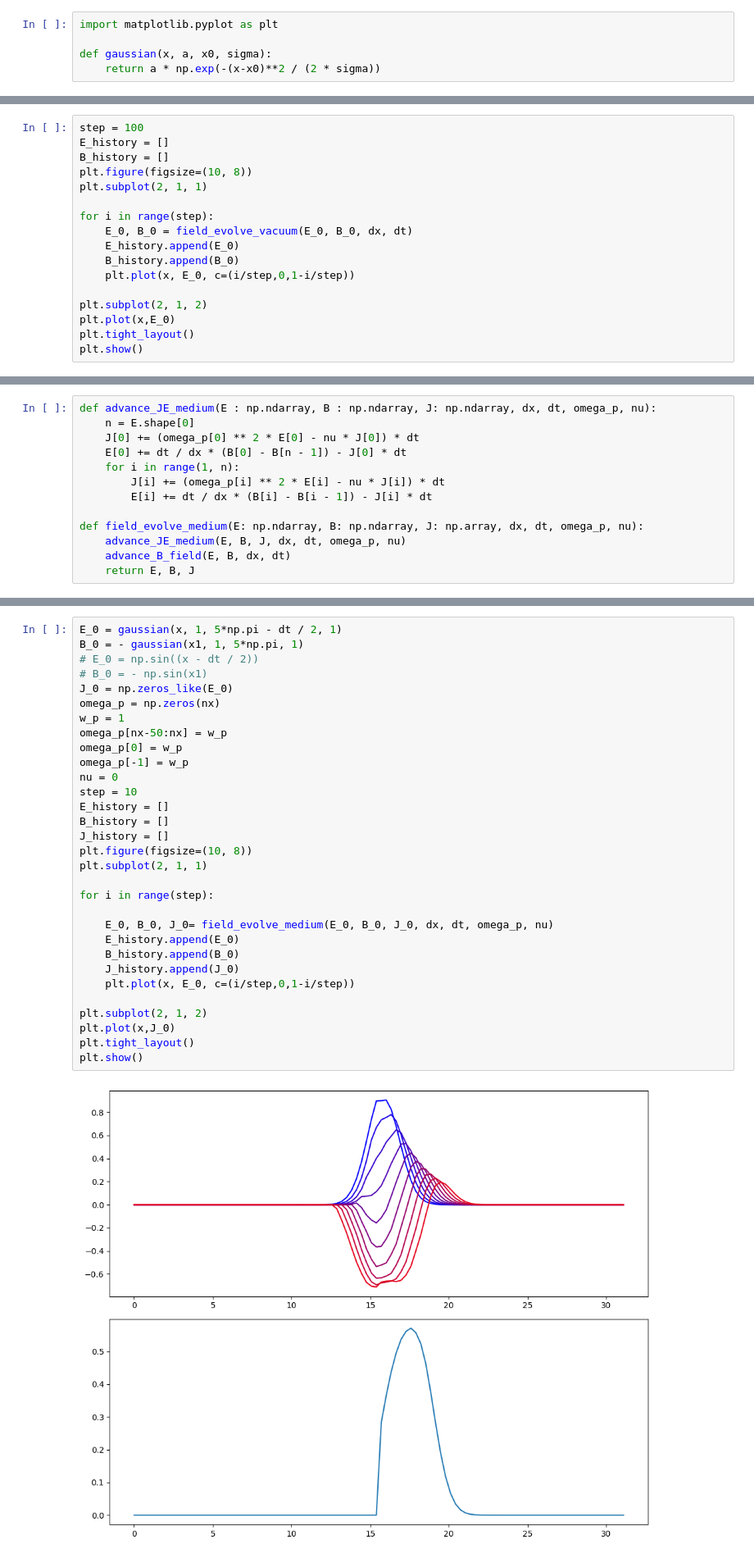
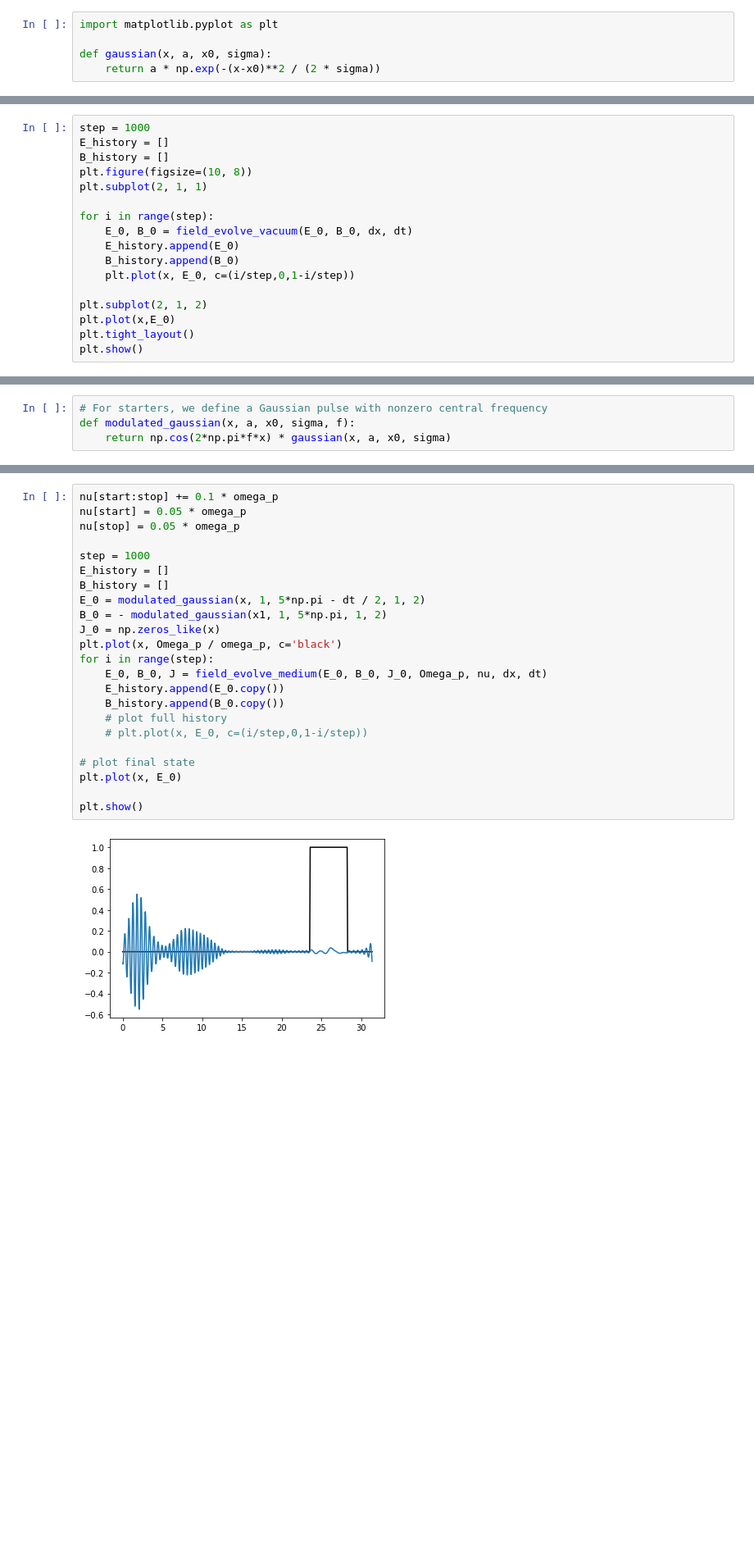
Before and after one commit to robinzhang24/YeeEM, a Jupyter notebook: Physics_170N_Final_Project.ipynb, the cells around one changed output, grey strips where cells are left out. Shown at 82% size. Drawn from its saved outputs; the diff is of its cells as text; blank space fills up the shorter version.

Commit message:
start notebook cleanup

```diff
--- a/Physics_170N_Final_Project.ipynb
+++ b/Physics_170N_Final_Project.ipynb
@@ -94,5 +93,5 @@ plt.show()
 # %%
-step = 100
+step = 1000
 E_history = []
 B_history = []
 plt.figure(figsize=(10, 8))
@@ -139,16 +140,3 @@ In the last equation, $J_z\left(n + \frac {1}{2}\right)_i$ is not defined. We ap
 $$\left(1+\frac{\nu\delta t}{2}\right)J_z(n+1)_i=(1-\frac{\nu\delta t}{2})J_z(n)_i+\omega_p^2E_z\left(n+\frac{1}{2}\right)_i\cdot\delta t$$
 
 $$J_z(n+1)_i=\frac{(1-\frac{\nu\delta t}{2})J_z(n)_i+\omega_p^2\delta t\cdot E_z\left(n+\frac{1}{2}\right)_i}{1+\frac{\nu\delta t}{2}}$$
-# %%
-def advance_JE_medium(E : np.ndarray, B : np.ndarray, J: np.ndarray, dx, dt, omega_p, nu):
-    n = E.shape[0]
-    J[0] += (omega_p[0] ** 2 * E[0] - nu * J[0]) * dt
-    E[0] += dt / dx * (B[0] - B[n - 1]) - J[0] * dt
-    for i in range(1, n):
-        J[i] += (omega_p[i] ** 2 * E[i] - nu * J[i]) * dt
-        E[i] += dt / dx * (B[i] - B[i - 1]) - J[i] * dt
-
-def field_evolve_medium(E: np.ndarray, B: np.ndarray, J: np.array, dx, dt, omega_p, nu):
-    advance_JE_medium(E, B, J, dx, dt, omega_p, nu)
-    advance_B_field(E, B, dx, dt)
-    return E, B, J
@@ -154,0 +180,4 @@ def field_evolve_medium(E: np.ndarray, B: np.ndarray, J: np.array, dx, dt, omega
+# %%
+# For starters, we define a Gaussian pulse with nonzero central frequency
+def modulated_gaussian(x, a, x0, sigma, f):
+    return np.cos(2*np.pi*f*x) * gaussian(x, a, x0, sigma)
@@ -155,33 +248,25 @@ def field_evolve_medium(E: np.ndarray, B: np.ndarray, J: np.array, dx, dt, omega
 # %%
-E_0 = gaussian(x, 1, 5*np.pi - dt / 2, 1)
-B_0 = - gaussian(x1, 1, 5*np.pi, 1)
-# E_0 = np.sin((x - dt / 2))
-# B_0 = - np.sin(x1)
-J_0 = np.zeros_like(E_0)
-omega_p = np.zeros(nx)
-w_p = 1
-omega_p[nx-50:nx] = w_p
-omega_p[0] = w_p
-omega_p[-1] = w_p
-nu = 0
-step = 10
+nu[start:stop] += 0.1 * omega_p
+nu[start] = 0.05 * omega_p
+nu[stop] = 0.05 * omega_p
+
+step = 1000
 E_history = []
 B_history = []
-J_history = []
-plt.figure(figsize=(10, 8))
-plt.subplot(2, 1, 1)
+E_0 = modulated_gaussian(x, 1, 5*np.pi - dt / 2, 1, 2)
+B_0 = - modulated_gaussian(x1, 1, 5*np.pi, 1, 2)
+J_0 = np.zeros_like(x)
+plt.plot(x, Omega_p / omega_p, c='black')
+for i in range(step):
+    E_0, B_0, J = field_evolve_medium(E_0, B_0, J_0, Omega_p, nu, dx, dt)
+    E_history.append(E_0.copy())
+    B_history.append(B_0.copy())
+    # plot full history
+    # plt.plot(x, E_0, c=(i/step,0,1-i/step))
 
-for i in range(step):
+# plot final state
+plt.plot(x, E_0)
 
-    E_0, B_0, J_0= field_evolve_medium(E_0, B_0, J_0, dx, dt, omega_p, nu)
-    E_history.append(E_0)
-    B_history.append(B_0)
-    J_history.append(J_0)
-    plt.plot(x, E_0, c=(i/step,0,1-i/step))
-
-plt.subplot(2, 1, 2)
-plt.plot(x,J_0)
-plt.tight_layout()
 plt.show()
 # %% [output]
-[figure, old version]
+[figure, new version]
```
Also changed, not shown: parts of 19 cells of this notebook, 3 other files.
